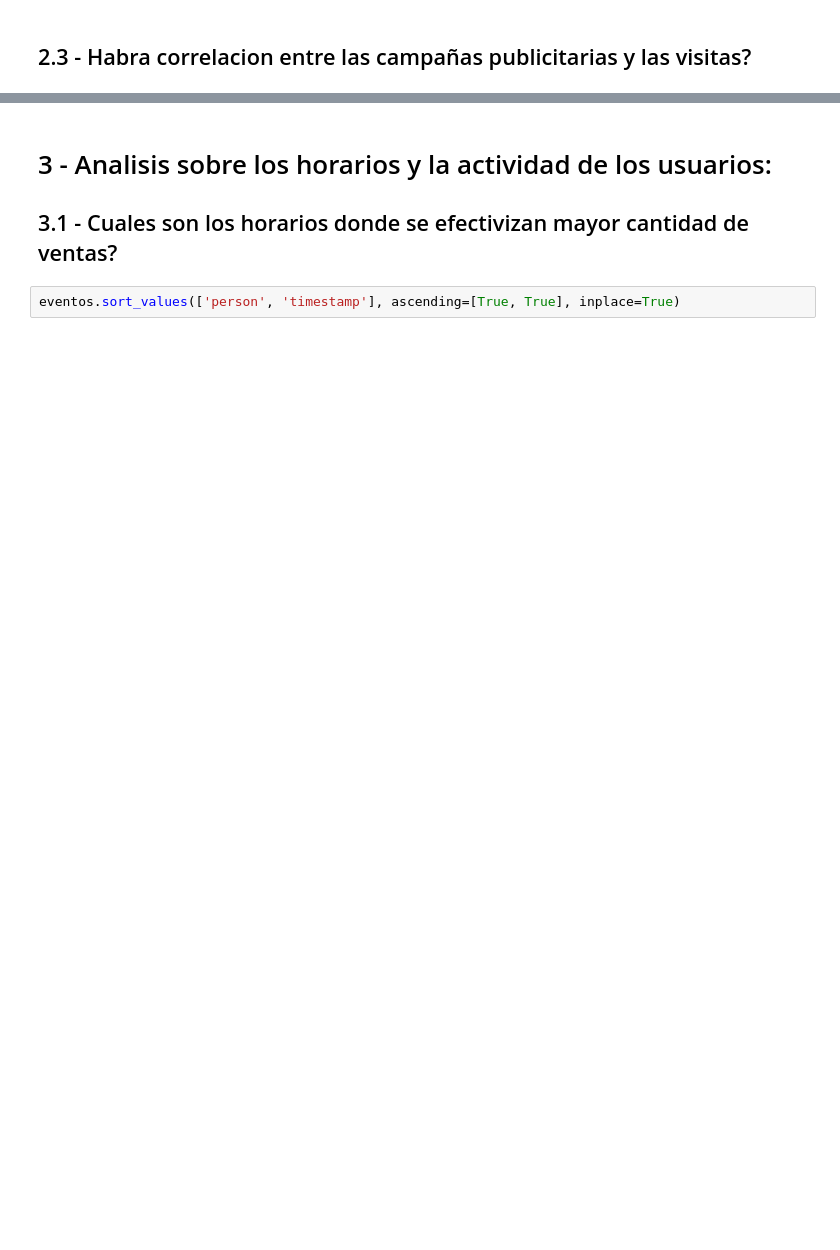
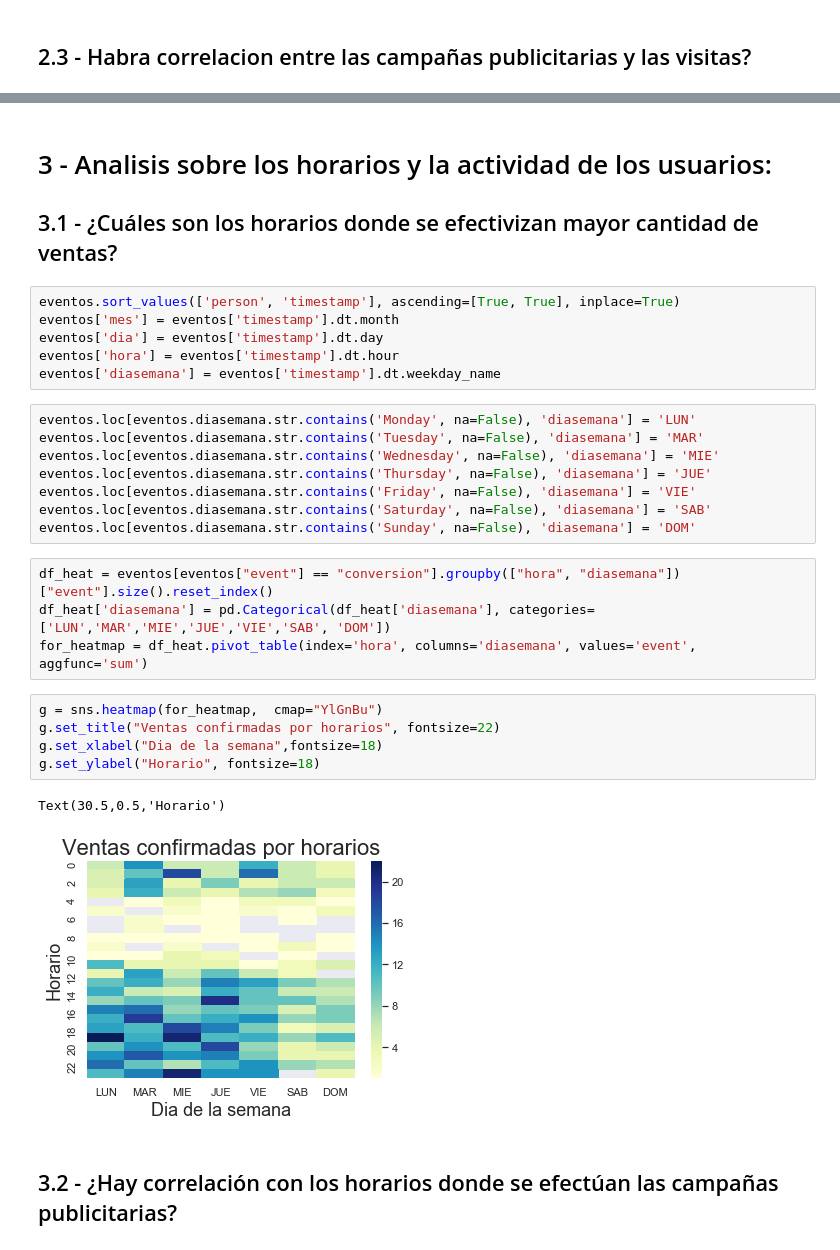
Before and after one commit to asilvestri2020/7506_2C2018, a Jupyter notebook: TP1/Informe_TP1.ipynb, the cells around one changed output, grey strips where cells are left out. Saved outputs shown, nothing was run; the diff lists cells and outputs as text; blank space fills up the shorter version.

```diff
--- a/TP1/Informe_TP1.ipynb
+++ b/TP1/Informe_TP1.ipynb
@@ -201,6 +195,32 @@ df
 # %% [markdown]
 # 3 - Analisis sobre los horarios y la actividad de los usuarios:
 
-## 3.1 - Cuales son los horarios donde se efectivizan mayor cantidad de ventas?
+## 3.1 - ¿Cuáles son los horarios donde se efectivizan mayor cantidad de ventas?
-# %%
-eventos.sort_values(['person', 'timestamp'], ascending=[True, True], inplace=True)
+# %%
+eventos.sort_values(['person', 'timestamp'], ascending=[True, True], inplace=True)
+eventos['mes'] = eventos['timestamp'].dt.month
+eventos['dia'] = eventos['timestamp'].dt.day
+eventos['hora'] = eventos['timestamp'].dt.hour
+eventos['diasemana'] = eventos['timestamp'].dt.weekday_name
+# %%
+eventos.loc[eventos.diasemana.str.contains('Monday', na=False), 'diasemana'] = 'LUN'
+eventos.loc[eventos.diasemana.str.contains('Tuesday', na=False), 'diasemana'] = 'MAR'
+eventos.loc[eventos.diasemana.str.contains('Wednesday', na=False), 'diasemana'] = 'MIE'
+eventos.loc[eventos.diasemana.str.contains('Thursday', na=False), 'diasemana'] = 'JUE'
+eventos.loc[eventos.diasemana.str.contains('Friday', na=False), 'diasemana'] = 'VIE'
+eventos.loc[eventos.diasemana.str.contains('Saturday', na=False), 'diasemana'] = 'SAB'
+eventos.loc[eventos.diasemana.str.contains('Sunday', na=False), 'diasemana'] = 'DOM'
+# %%
+df_heat = eventos[eventos["event"] == "conversion"].groupby(["hora", "diasemana"])["event"].size().reset_index()
+df_heat['diasemana'] = pd.Categorical(df_heat['diasemana'], categories=['LUN','MAR','MIE','JUE','VIE','SAB', 'DOM'])
+for_heatmap = df_heat.pivot_table(index='hora', columns='diasemana', values='event', aggfunc='sum')
+# %%
+g = sns.heatmap(for_heatmap,  cmap="YlGnBu")
+g.set_title("Ventas confirmadas por horarios", fontsize=22)
+g.set_xlabel("Dia de la semana",fontsize=18)
+g.set_ylabel("Horario", fontsize=18)
+# %% [output]
+Text(30.5,0.5,'Horario')
+[figure, added]
+# %% [markdown]
+## 3.2 - ¿Hay correlación con los horarios donde se efectúan las campañas publicitarias?
```
Also changed, not shown: parts of 19 cells of this notebook, 1 other file.
